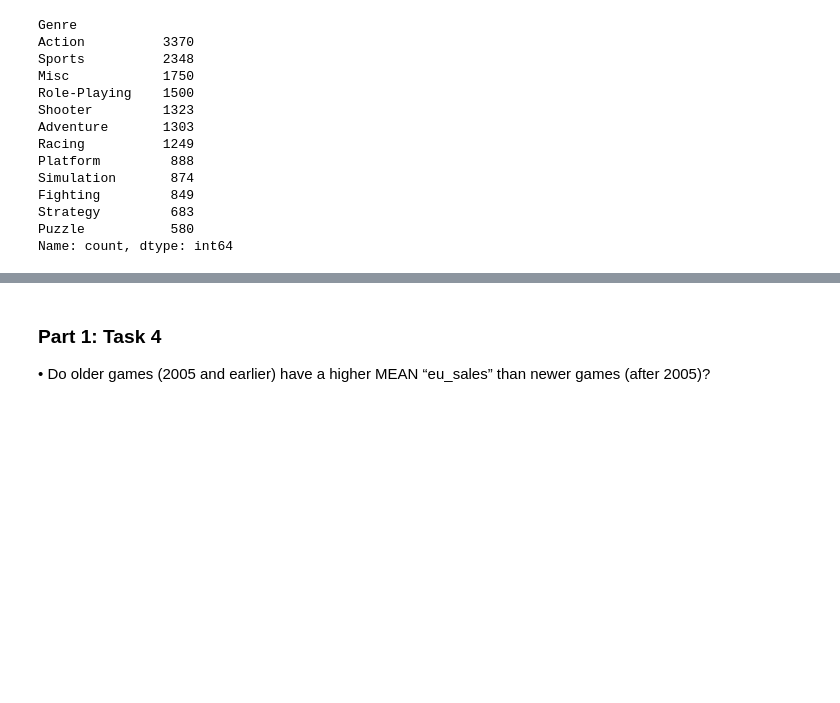
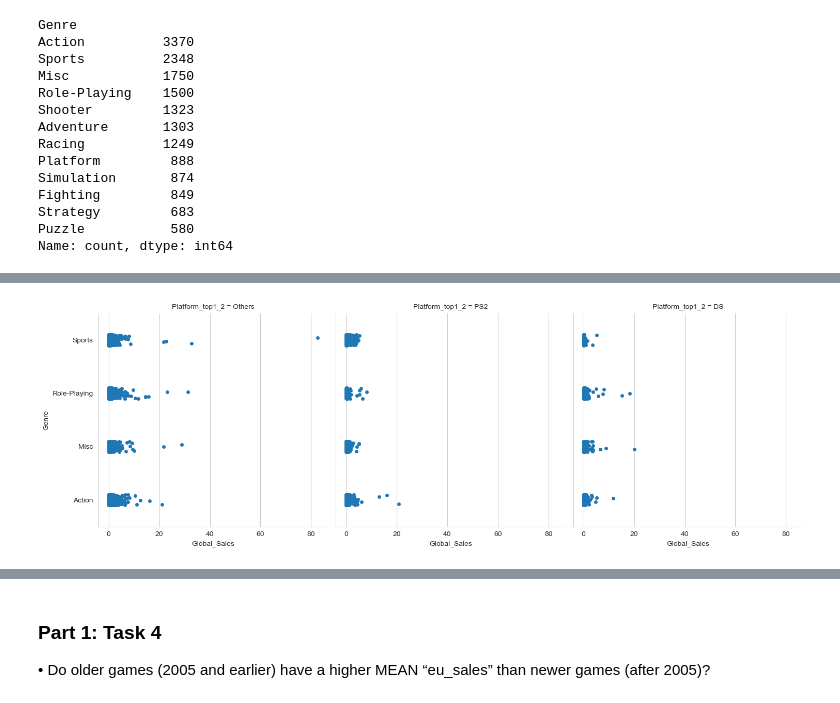
Before and after one commit to LeopoldoCCT/DataVis_Techniques-, a Jupyter notebook: LeopoldoRojoRomero_DVisHDip_CA1.ipynb, the cells around one changed output, grey strips where cells are left out. Drawn from its saved outputs; the diff is of its cells as text; code cells hidden in the pictures; blank space fills up the shorter version.

```diff
--- a/LeopoldoRojoRomero_DVisHDip_CA1.ipynb
+++ b/LeopoldoRojoRomero_DVisHDip_CA1.ipynb
@@ -348,0 +425,4 @@ Name: count, dtype: int64
+# %%
+ax = sns.catplot(data=top4_genre_2, x='Global_Sales', y='Genre', col='Platform_top1_2', height=5, aspect=1);
+# %% [output]
+[figure, added]
```
Also changed, not shown: parts of 8 cells of this notebook.
